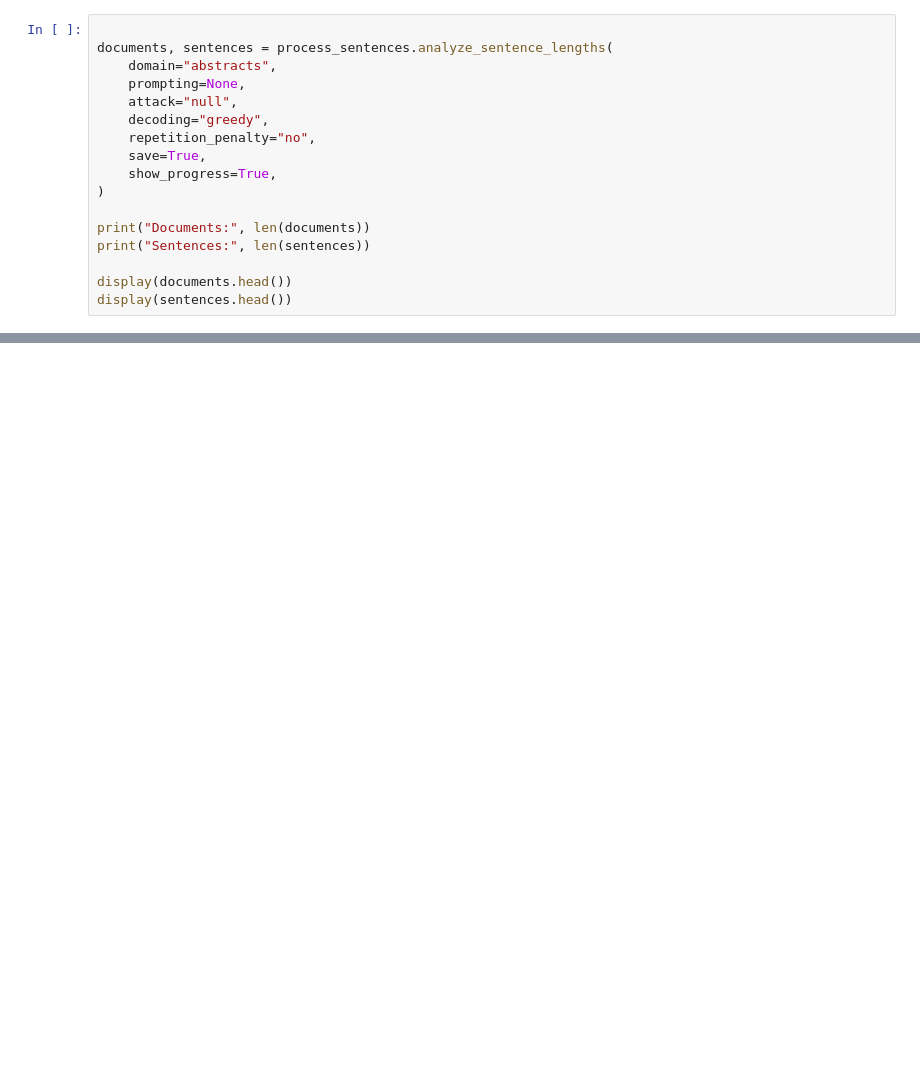
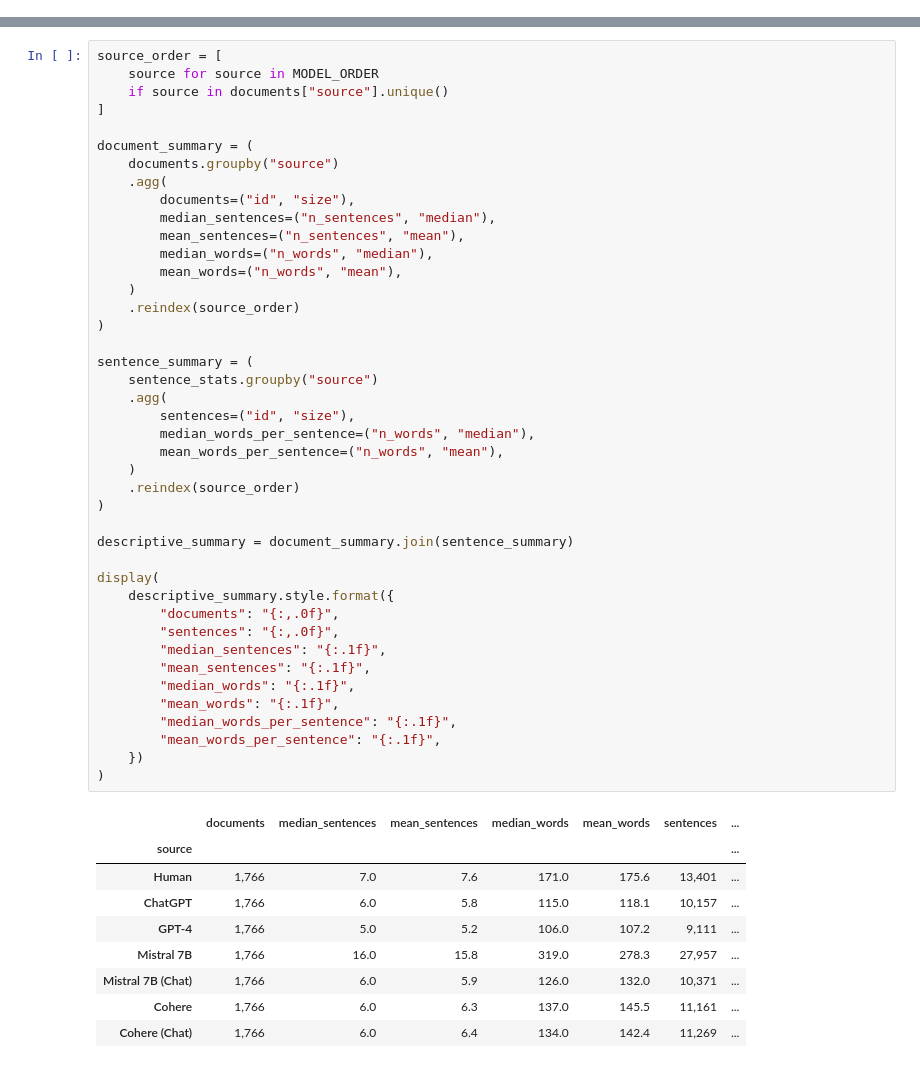
Before and after one commit to martalombardi/rhetorical_signatures, a Jupyter notebook: explore_raid.ipynb, the cells around one changed output, grey strips where cells are left out. Saved outputs shown, nothing was run; the diff lists cells and outputs as text; blank space fills up the shorter version.

```diff
--- a/explore_raid.ipynb
+++ b/explore_raid.ipynb
@@ -129,17 +2,0 @@ Module loaded successfully.
-# %%
-
-documents, sentences = process_sentences.analyze_sentence_lengths(
-    domain="abstracts",
-    prompting=None,
-    attack="null",
-    decoding="greedy",
-    repetition_penalty="no",
-    save=True,
-    show_progress=True,
-)
-
-print("Documents:", len(documents))
-print("Sentences:", len(sentences))
-
-display(documents.head())
-display(sentences.head())
@@ -407,0 +305,52 @@ No files saved (save=False).
+# %%
+source_order = [
+    source for source in MODEL_ORDER
+    if source in documents["source"].unique()
+]
+
+document_summary = (
+    documents.groupby("source")
+    .agg(
+        documents=("id", "size"),
+        median_sentences=("n_sentences", "median"),
+        mean_sentences=("n_sentences", "mean"),
+        median_words=("n_words", "median"),
+        mean_words=("n_words", "mean"),
+    )
+    .reindex(source_order)
+)
+
+sentence_summary = (
+    sentence_stats.groupby("source")
+    .agg(
+        sentences=("id", "size"),
+        median_words_per_sentence=("n_words", "median"),
+        mean_words_per_sentence=("n_words", "mean"),
+    )
+    .reindex(source_order)
+)
+
+descriptive_summary = document_summary.join(sentence_summary)
+
+display(
+    descriptive_summary.style.format({
+        "documents": "{:,.0f}",
+        "sentences": "{:,.0f}",
+        "median_sentences": "{:.1f}",
+        "mean_sentences": "{:.1f}",
+        "median_words": "{:.1f}",
+        "mean_words": "{:.1f}",
+        "median_words_per_sentence": "{:.1f}",
+        "mean_words_per_sentence": "{:.1f}",
+    })
+)
+# %% [output]
+|  | documents | median_sentences | mean_sentences | median_words | mean_words | sentences | ... |
+| source |  |  |  |  |  |  | ... |
+| Human | 1,766 | 7.0 | 7.6 | 171.0 | 175.6 | 13,401 | ... |
+| ChatGPT | 1,766 | 6.0 | 5.8 | 115.0 | 118.1 | 10,157 | ... |
+| GPT-4 | 1,766 | 5.0 | 5.2 | 106.0 | 107.2 | 9,111 | ... |
+| Mistral 7B | 1,766 | 16.0 | 15.8 | 319.0 | 278.3 | 27,957 | ... |
+| Mistral 7B (Chat) | 1,766 | 6.0 | 5.9 | 126.0 | 132.0 | 10,371 | ... |
+| Cohere | 1,766 | 6.0 | 6.3 | 137.0 | 145.5 | 11,161 | ... |
+| Cohere (Chat) | 1,766 | 6.0 | 6.4 | 134.0 | 142.4 | 11,269 | ... |
```
Also changed, not shown: parts of 16 cells of this notebook.
